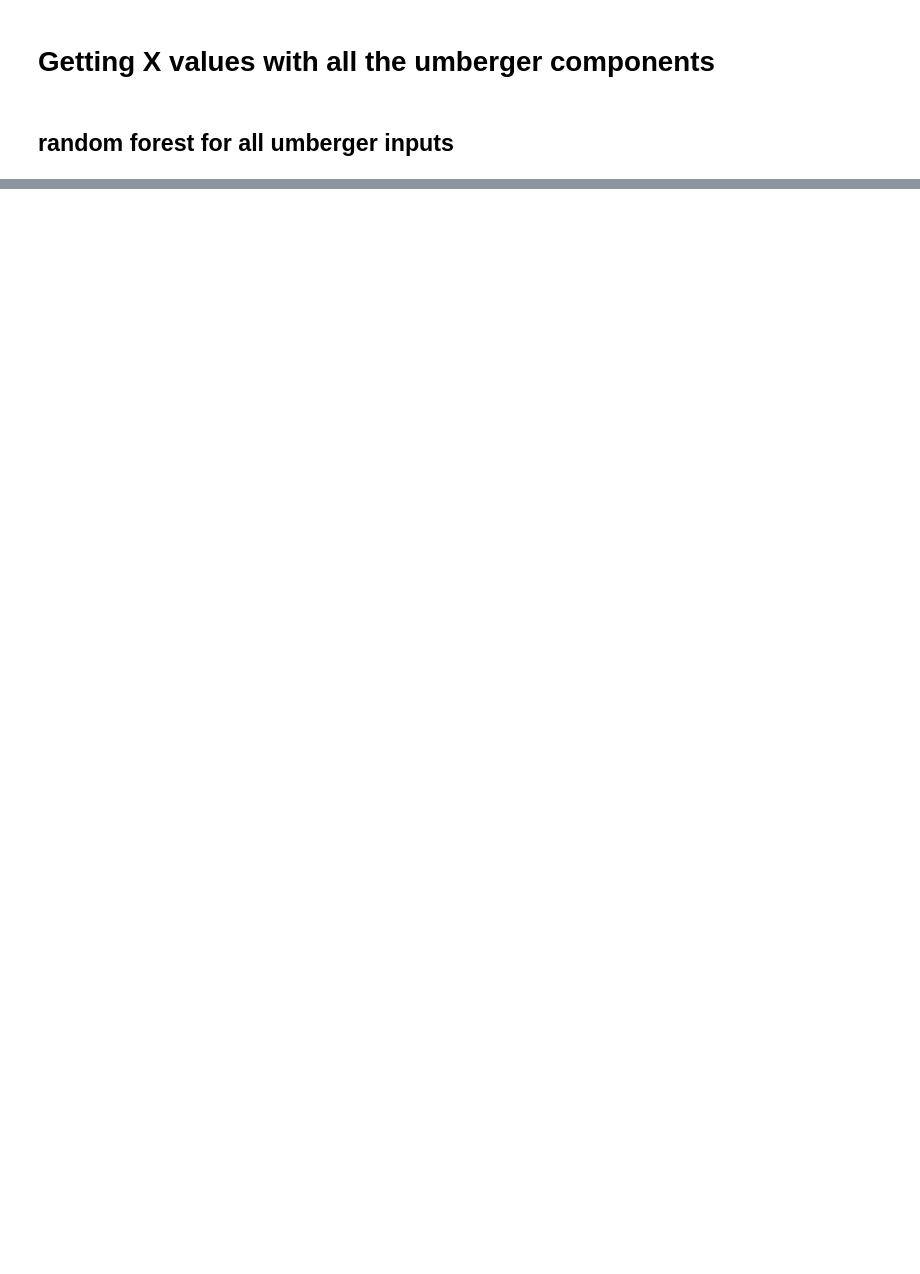
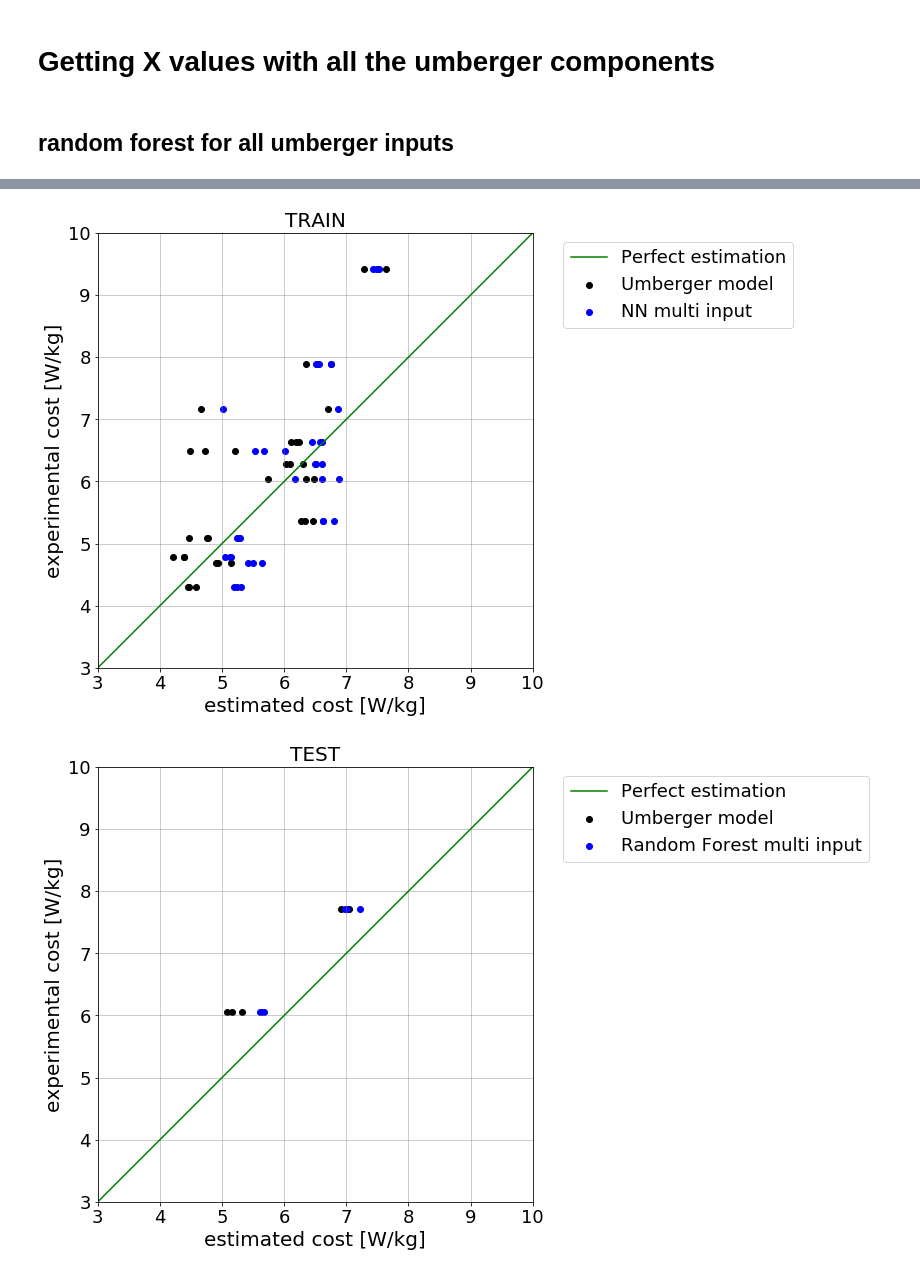
Before and after one commit to stingjp/muscleEnergyModel, a Jupyter notebook: simpletestingmetabolics.ipynb, the cells around one changed output, grey strips where cells are left out. Saved outputs shown, nothing was run; the diff lists cells and outputs as text; code cells hidden in the pictures; blank space fills up the shorter version.

Commit message:
setting up some initial tests on the data that I have run to this point

```diff
--- a/simpletestingmetabolics.ipynb
+++ b/simpletestingmetabolics.ipynb
@@ -482,0 +611,7 @@ RMSE test: 0.906037
+# %%
+# create the model
+basemodel = baseline_model(x_train_multi_nn.shape[1:])
+# %%
+basemodel.compile(optimizer='Adam', loss='mean_squared_error', metrics=['mean_squared_error'])
+# %%
+basemodel.fit(x=x_train_multi_nn, y=y_train_multi_nn, epochs=300)
@@ -482,0 +647,63 @@ RMSE test: 0.906037
+# %%
+y_pred_train_multi_nn = basemodel.predict(x=x_train_multi_nn)
+y_pred_test_multi_nn = basemodel.predict(x=x_test_multi_nn)
+# %%
+# try some predictions
+
+# plot the random forest
+fig1 = plt.figure(figsize=(8,8))
+ax = fig1.add_subplot(111)
+
+plt.scatter(x_train_multi_nn[:,0],y_train_multi_nn,
+    c='black', label='Umberger model')
+plt.scatter(y_pred_train_multi_nn, y_train_multi_nn,
+    c='blue', label='NN multi input')
+
+# generate unity line
+unitx = np.linspace(3,10,50)
+unity = unitx
+plt.plot(unitx,unity,'g-',label='Perfect estimation')
+
+# customize the plot
+ax.set_aspect('equal')
+plt.grid(color='grey',alpha=0.5)
+plt.legend(bbox_to_anchor=(1.05,1),loc='best', fontsize=18)
+plt.title('TRAIN',fontsize=20)
+plt.xlim((3,10))
+plt.ylim((3,10))
+plt.xlabel('estimated cost [W/kg]',fontsize=20)
+plt.ylabel('experimental cost [W/kg]',fontsize=20)
+plt.xticks(fontsize=18)
+plt.yticks(fontsize=18)
+
+
+
+fig2 = plt.figure(figsize=(8,8))
+ax = fig2.add_subplot(111)
+
+plt.scatter(x_test_multi_nn[:,0],y_test_multi_nn,
+    c='black', label='Umberger model')
+plt.scatter(y_pred_test_multi_nn, y_test_multi_nn,
+    c='blue', label='Random Forest multi input')
+
+# generate unity line
+unitx = np.linspace(3,10,50)
+unity = unitx
+plt.plot(unitx,unity,'g-',label='Perfect estimation')
+
+# customize the plot
+ax.set_aspect('equal')
+plt.grid(color='grey',alpha=0.5)
+plt.legend(bbox_to_anchor=(1.05,1),loc='best', fontsize=18)
+plt.title('TEST',fontsize=20)
+plt.xlim((3,10))
+plt.ylim((3,10))
+plt.xlabel('estimated cost [W/kg]',fontsize=20)
+plt.ylabel('experimental cost [W/kg]',fontsize=20)
+plt.xticks(fontsize=18)
+plt.yticks(fontsize=18)
+
+plt.show()
+# %% [output]
+[figure, added]
+[figure, added]
```
Also changed, not shown: parts of 17 cells of this notebook.
